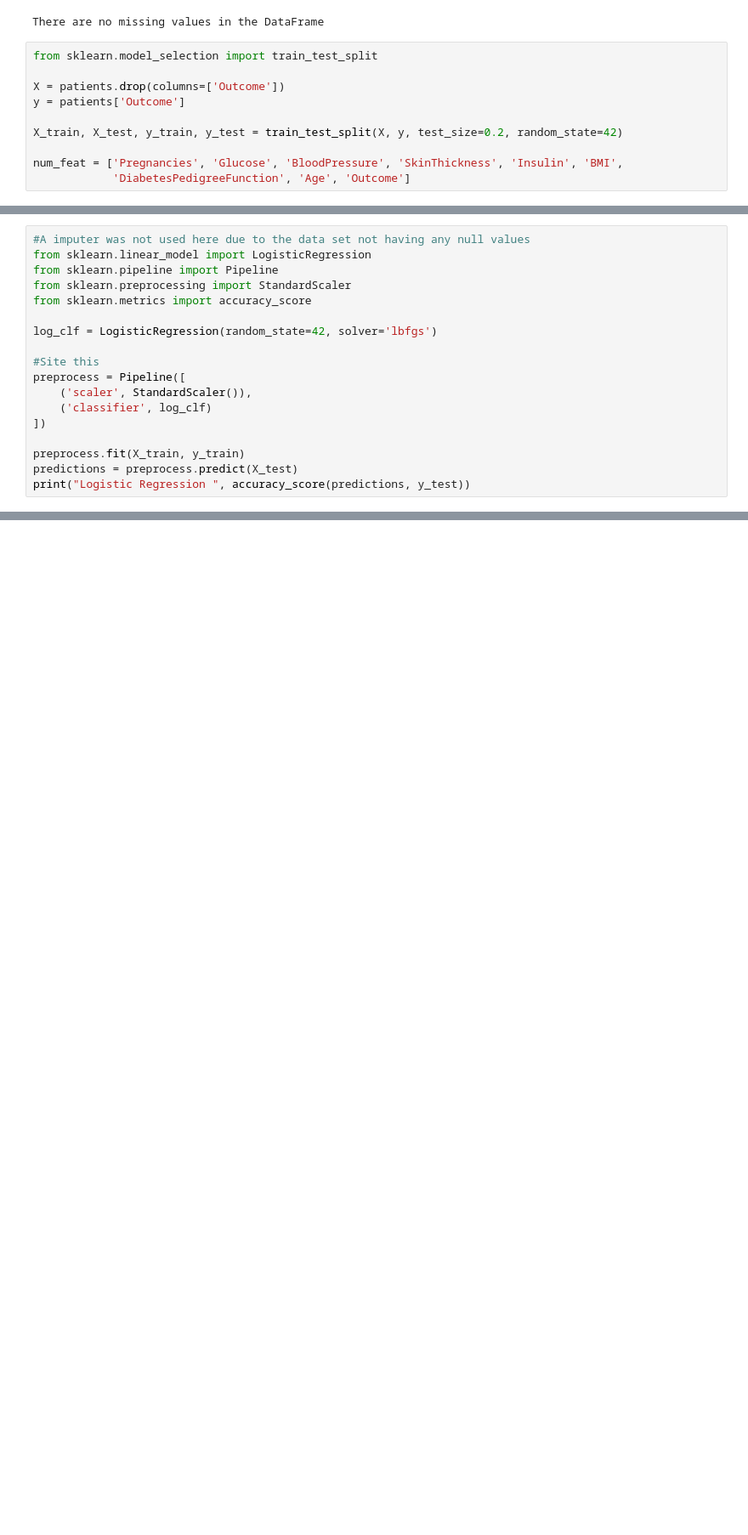
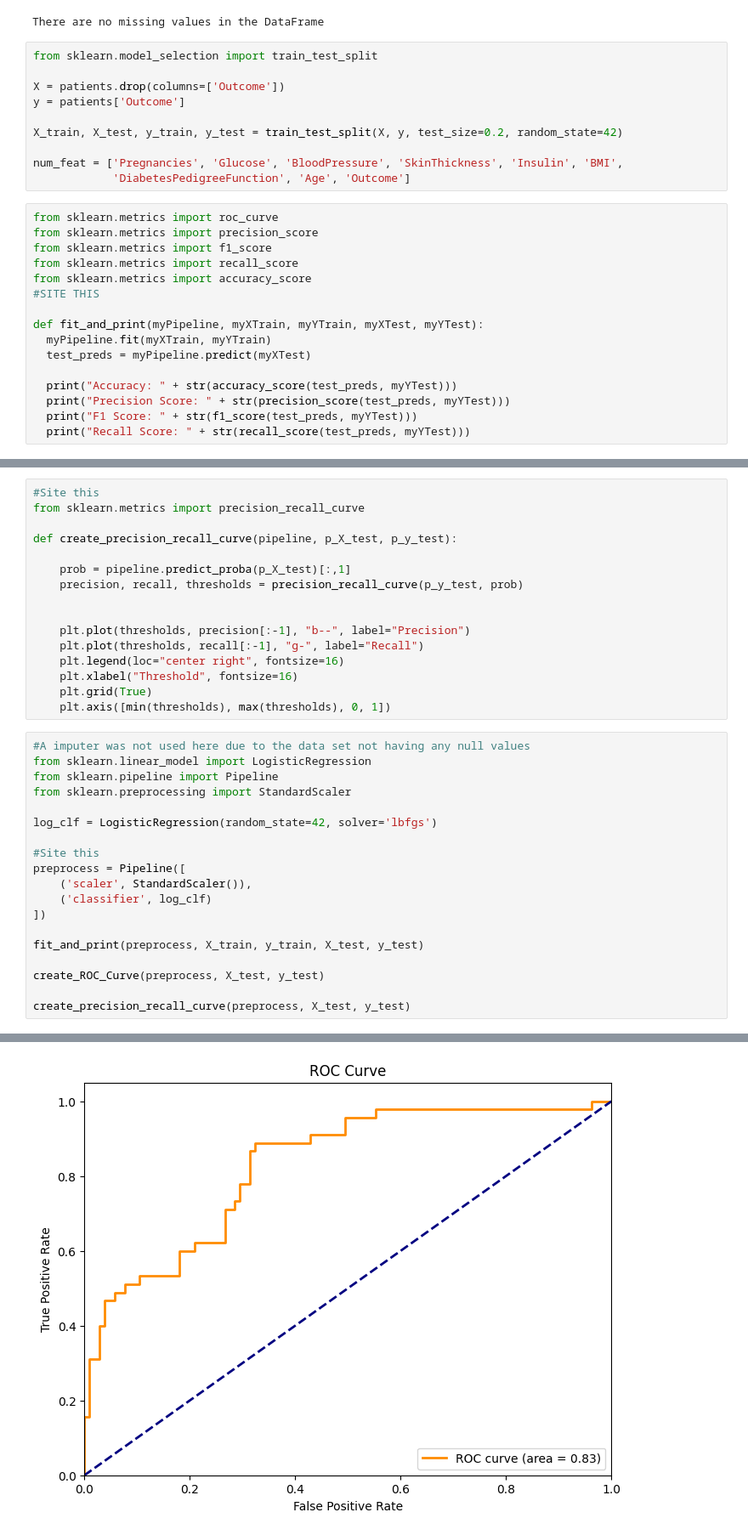
Before and after one commit to GabeALopez/machine-learning-projects, a Jupyter notebook: project3/Gabriel_Lopez_Project3.ipynb, the cells around one changed output, grey strips where cells are left out. Shown at 85% size. Saved outputs shown, nothing was run; the diff lists cells and outputs as text; blank space fills up the shorter version.

Commit message:
Added ROC Curve and Precision-Recall graphs

```diff
--- a/project3/Gabriel_Lopez_Project3.ipynb
+++ b/project3/Gabriel_Lopez_Project3.ipynb
@@ -80,3 +80,19 @@ X_train, X_test, y_train, y_test = train_test_split(X, y, test_size=0.2, random_
 
 num_feat = ['Pregnancies', 'Glucose', 'BloodPressure', 'SkinThickness', 'Insulin', 'BMI',
             'DiabetesPedigreeFunction', 'Age', 'Outcome']
+# %%
+from sklearn.metrics import roc_curve
+from sklearn.metrics import precision_score
+from sklearn.metrics import f1_score
+from sklearn.metrics import recall_score
+from sklearn.metrics import accuracy_score
+#SITE THIS
+
+def fit_and_print(myPipeline, myXTrain, myYTrain, myXTest, myYTest):
+  myPipeline.fit(myXTrain, myYTrain)
+  test_preds = myPipeline.predict(myXTest)
+
+  print("Accuracy: " + str(accuracy_score(test_preds, myYTest)))
+  print("Precision Score: " + str(precision_score(test_preds, myYTest)))
+  print("F1 Score: " + str(f1_score(test_preds, myYTest)))
+  print("Recall Score: " + str(recall_score(test_preds, myYTest)))
@@ -83,9 +120,24 @@ num_feat = ['Pregnancies', 'Glucose', 'BloodPressure', 'SkinThickness', 'Insulin
+# %%
+#Site this
+from sklearn.metrics import precision_recall_curve
+
+def create_precision_recall_curve(pipeline, p_X_test, p_y_test):
+
+    prob = pipeline.predict_proba(p_X_test)[:,1]
+    precision, recall, thresholds = precision_recall_curve(p_y_test, prob)
+
+
+    plt.plot(thresholds, precision[:-1], "b--", label="Precision")
+    plt.plot(thresholds, recall[:-1], "g-", label="Recall")
+    plt.legend(loc="center right", fontsize=16)
+    plt.xlabel("Threshold", fontsize=16)
+    plt.grid(True)
+    plt.axis([min(thresholds), max(thresholds), 0, 1])
 # %%
 #A imputer was not used here due to the data set not having any null values
 from sklearn.linear_model import LogisticRegression
 from sklearn.pipeline import Pipeline
 from sklearn.preprocessing import StandardScaler
-from sklearn.metrics import accuracy_score
 
 log_clf = LogisticRegression(random_state=42, solver='lbfgs')
 
@@ -95,7 +147,9 @@ preprocess = Pipeline([
     ('classifier', log_clf)
 ])
 
-preprocess.fit(X_train, y_train)
-predictions = preprocess.predict(X_test)
-print("Logistic Regression ", accuracy_score(predictions, y_test))
+fit_and_print(preprocess, X_train, y_train, X_test, y_test)
+
+create_ROC_Curve(preprocess, X_test, y_test)
+
+create_precision_recall_curve(preprocess, X_test, y_test)
 # %% [output]
@@ -102,0 +160 @@ Logistic Regression  0.8133333333333334
+[figure, added]
```
Also changed, not shown: parts of 2 cells of this notebook.
